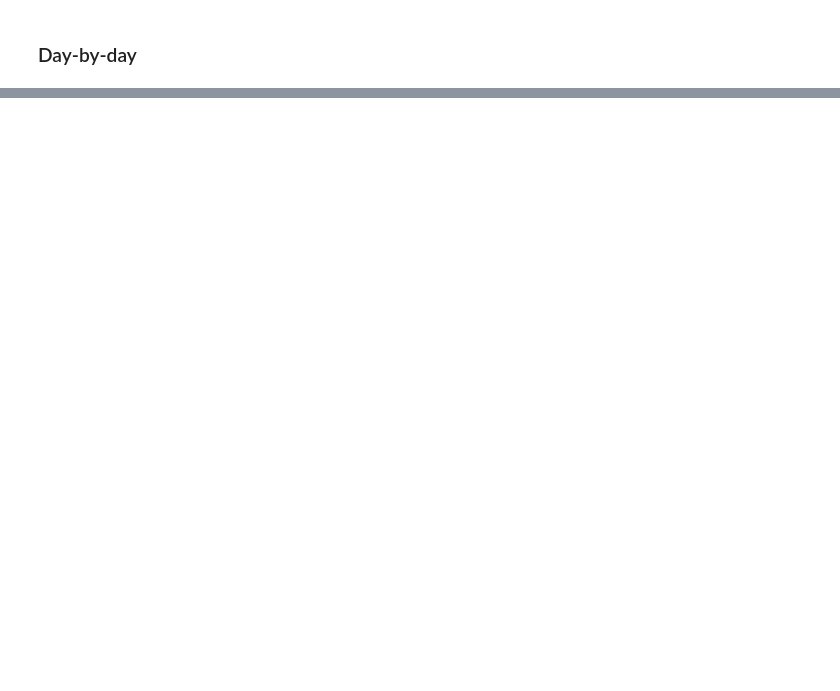
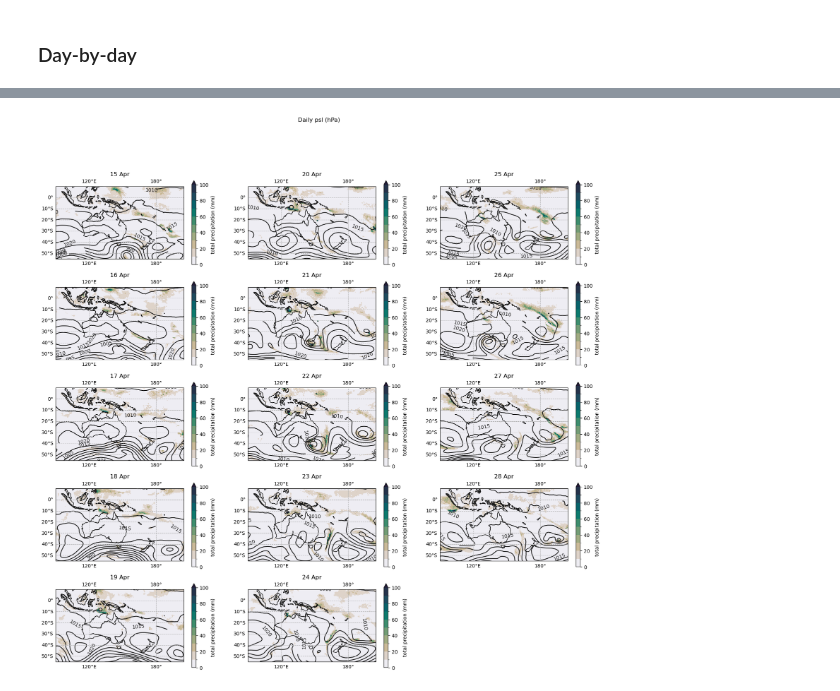
Before and after one commit to DamienIrving/hydrotas, a Jupyter notebook: AGCD_hydro-tas.ipynb, the cells around one changed output, grey strips where cells are left out. Cells and saved outputs as stored; diff of their text form; code cells hidden in the pictures; blank space fills up the shorter version.

```diff
--- a/AGCD_hydro-tas.ipynb
+++ b/AGCD_hydro-tas.ipynb
@@ -378,2 +362,4 @@ plot_days('z500', '2022-02-23', '2022-03-09')
 # %%
-plot_days('psl', '2022-02-23', '2022-03-09')
+plot_days('psl', start_date, end_date)
+# %% [output]
+[figure, added]
```
Also changed, not shown: parts of 16 cells of this notebook.
